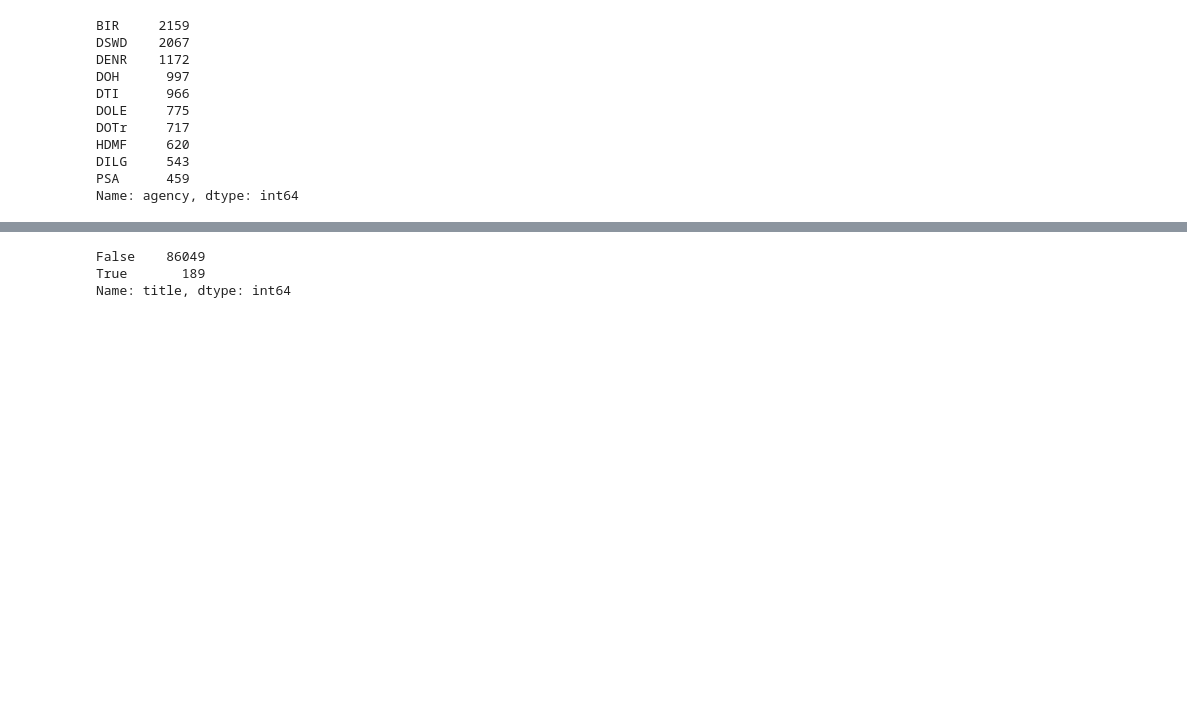
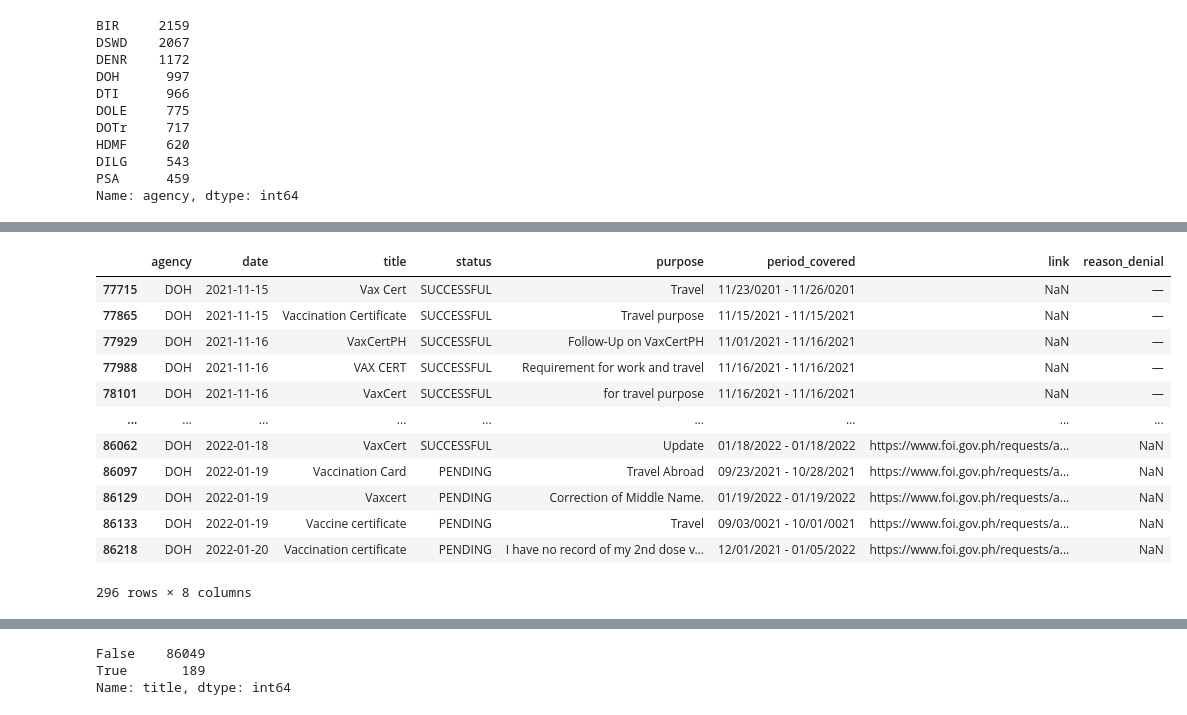
Before and after one commit to pmagtulis/foi-analysis, a Jupyter notebook: foi-analysis.ipynb, the cells around one changed output, grey strips where cells are left out. Cells and saved outputs as stored; diff of their text form; code cells hidden in the pictures; blank space fills up the shorter version.

```diff
--- a/foi-analysis.ipynb
+++ b/foi-analysis.ipynb
@@ -214,0 +247,18 @@ Name: agency, dtype: int64
+# %%
+vax = ["Vaccination Certificate", "Vaxcert", "VaxCert", "Vaccination certificate", "Vax Cert", "VAXCERT", "VAX CERT", "Vax Certificate", "Vax certificate", "VACCINATION CERTIFICATE", "Vax cert", "VaxCertPH", "Vax Cert PH", "vax cert", "Vax cert request", "Vax Cert Request", "Vaccination Card", "Vax card", "vaccination card", "Vaccine certificate", "vaccine certificate"]
+df_vax = df_final[df_final['title'].isin(vax)]
+df_vax
+# %% [output]
+|  | agency | date | title | status | purpose | period_covered | link | reason_denial |
+| 77715 | DOH | 2021-11-15 | Vax Cert | SUCCESSFUL | Travel | 11/23/0201 - 11/26/0201 | NaN | — |
+| 77865 | DOH | 2021-11-15 | Vaccination Certificate | SUCCESSFUL | Travel purpose | 11/15/2021 - 11/15/2021 | NaN | — |
+| 77929 | DOH | 2021-11-16 | VaxCertPH | SUCCESSFUL | Follow-Up on VaxCertPH | 11/01/2021 - 11/16/2021 | NaN | — |
+| 77988 | DOH | 2021-11-16 | VAX CERT | SUCCESSFUL | Requirement for work and travel | 11/16/2021 - 11/16/2021 | NaN | — |
+| 78101 | DOH | 2021-11-16 | VaxCert | SUCCESSFUL | for travel purpose | 11/16/2021 - 11/16/2021 | NaN | — |
+| ... | ... | ... | ... | ... | ... | ... | ... | ... |
+| 86062 | DOH | 2022-01-18 | VaxCert | SUCCESSFUL | Update | 01/18/2022 - 01/18/2022 | https://www.foi.gov.ph/requests/a... | NaN |
+| 86097 | DOH | 2022-01-19 | Vaccination Card | PENDING | Travel Abroad | 09/23/2021 - 10/28/2021 | https://www.foi.gov.ph/requests/a... | NaN |
+| 86129 | DOH | 2022-01-19 | Vaxcert | PENDING | Correction of Middle Name. | 01/19/2022 - 01/19/2022 | https://www.foi.gov.ph/requests/a... | NaN |
+| 86133 | DOH | 2022-01-19 | Vaccine certificate | PENDING | Travel | 09/03/0021 - 10/01/0021 | https://www.foi.gov.ph/requests/a... | NaN |
+| 86218 | DOH | 2022-01-20 | Vaccination certificate | PENDING | I have no record of my 2nd dose v... | 12/01/2021 - 01/05/2022 | https://www.foi.gov.ph/requests/a... | NaN |
+296 rows × 8 columns
```
Also changed, not shown: parts of 27 cells of this notebook.
